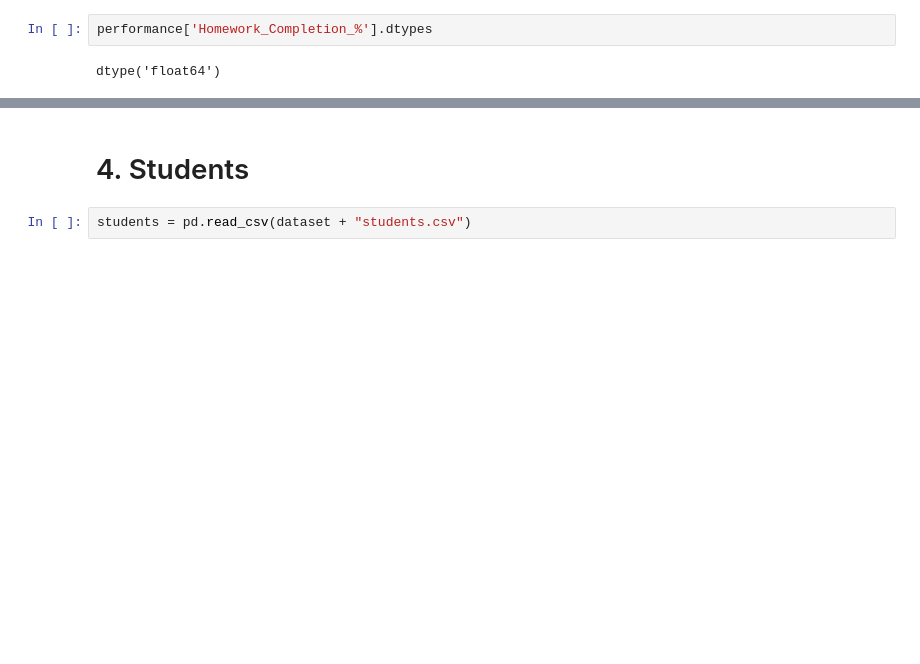
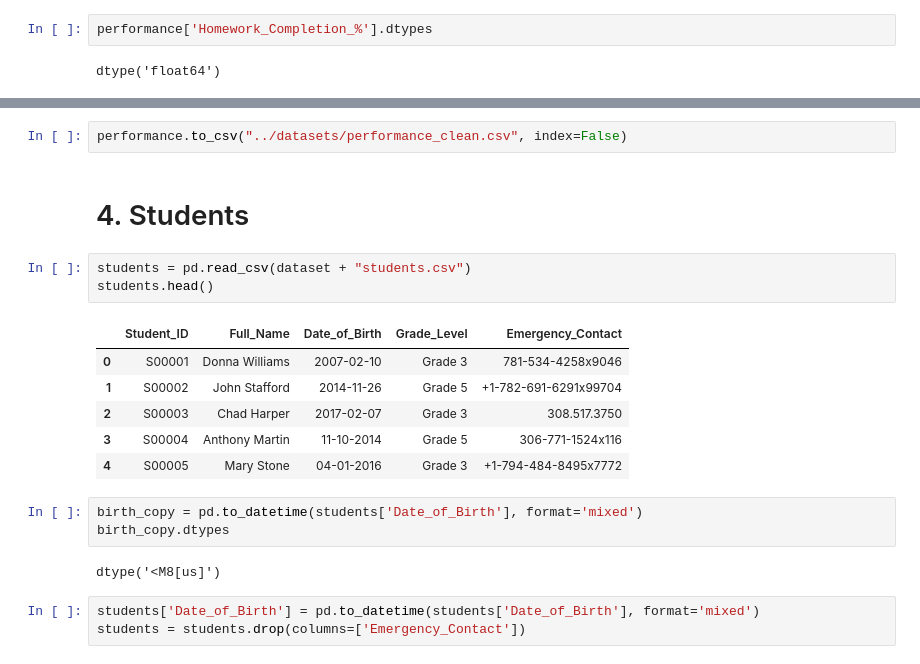
Before and after one commit to minhvu-nguyn/data-analyse-training, a Jupyter notebook: notebooks/Buoi_1.ipynb, the cells around one changed output, grey strips where cells are left out. Drawn from its saved outputs; the diff is of its cells as text; blank space fills up the shorter version.

Commit message:
Complete data cleaning

```diff
--- a/notebooks/Buoi_1.ipynb
+++ b/notebooks/Buoi_1.ipynb
@@ -274,4 +371,22 @@ dtype('float64')
+# %%
+performance.to_csv("../datasets/performance_clean.csv", index=False)
 # %% [markdown]
 # 4. Students
 # %%
 students = pd.read_csv(dataset + "students.csv")
+students.head()
+# %% [output]
+|  | Student_ID | Full_Name | Date_of_Birth | Grade_Level | Emergency_Contact |
+| 0 | S00001 | Donna Williams | 2007-02-10 | Grade 3 | 781-534-4258x9046 |
+| 1 | S00002 | John Stafford | 2014-11-26 | Grade 5 | +1-782-691-6291x99704 |
+| 2 | S00003 | Chad Harper | 2017-02-07 | Grade 3 | 308.517.3750 |
+| 3 | S00004 | Anthony Martin | 11-10-2014 | Grade 5 | 306-771-1524x116 |
+| 4 | S00005 | Mary Stone | 04-01-2016 | Grade 3 | +1-794-484-8495x7772 |
+# %%
+birth_copy = pd.to_datetime(students['Date_of_Birth'], format='mixed')
+birth_copy.dtypes
+# %% [output]
+dtype('<M8[us]')
+# %%
+students['Date_of_Birth'] = pd.to_datetime(students['Date_of_Birth'], format='mixed')
+students = students.drop(columns=['Emergency_Contact'])
```
Also changed, not shown: parts of 35 cells of this notebook, 6 other files.
